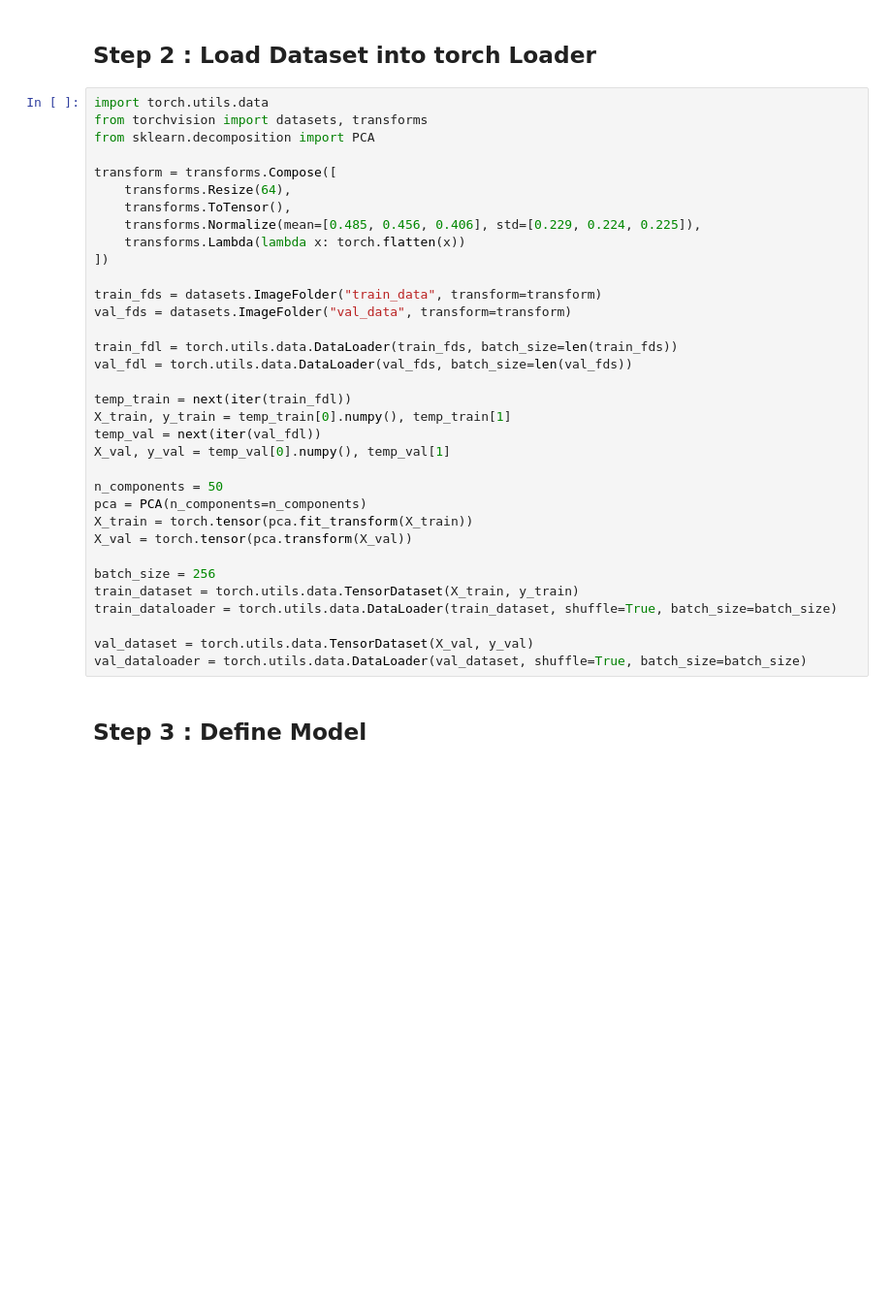
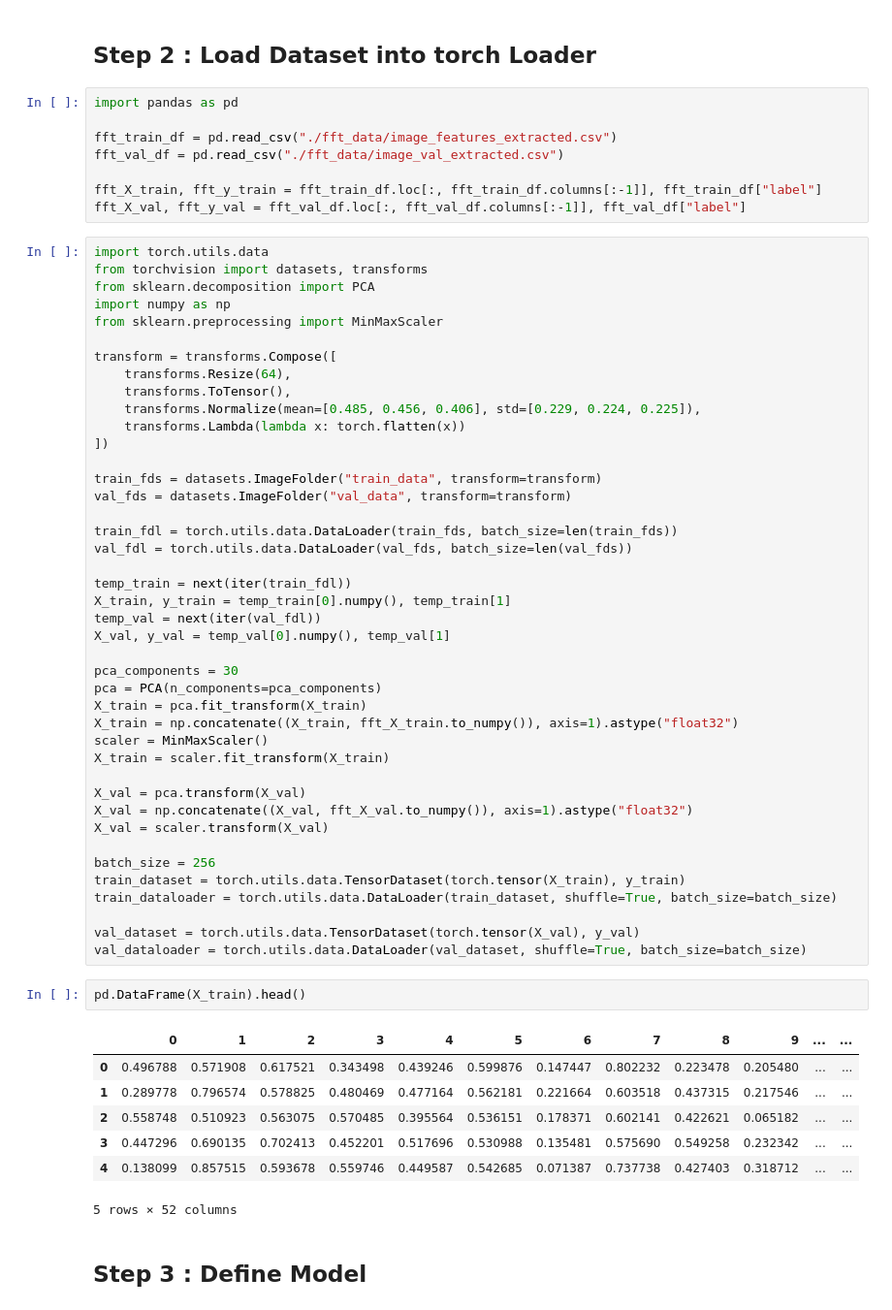
Before and after one commit to SaaranshJain/Project-Task-1, a Jupyter notebook: model.ipynb, the cells around one changed output. Shown at 97% size. Saved outputs shown, nothing was run; the diff lists cells and outputs as text; blank space fills up the shorter version.

```diff
--- a/model.ipynb
+++ b/model.ipynb
@@ -30,10 +30,20 @@ restructure("train_data", 60)
 restructure("val_data", 60)
 # %% [markdown]
 ## Step 2 : Load Dataset into torch Loader
+# %%
+import pandas as pd
+
+fft_train_df = pd.read_csv("./fft_data/image_features_extracted.csv")
+fft_val_df = pd.read_csv("./fft_data/image_val_extracted.csv")
+
+fft_X_train, fft_y_train = fft_train_df.loc[:, fft_train_df.columns[:-1]], fft_train_df["label"]
+fft_X_val, fft_y_val = fft_val_df.loc[:, fft_val_df.columns[:-1]], fft_val_df["label"]
 # %%
 import torch.utils.data
 from torchvision import datasets, transforms
 from sklearn.decomposition import PCA
+import numpy as np
+from sklearn.preprocessing import MinMaxScaler
 
 transform = transforms.Compose([
     transforms.Resize(64),
@@ -53,17 +63,33 @@ X_train, y_train = temp_train[0].numpy(), temp_train[1]
 temp_val = next(iter(val_fdl))
 X_val, y_val = temp_val[0].numpy(), temp_val[1]
 
-n_components = 50
-pca = PCA(n_components=n_components)
-X_train = torch.tensor(pca.fit_transform(X_train))
-X_val = torch.tensor(pca.transform(X_val))
+pca_components = 30
+pca = PCA(n_components=pca_components)
+X_train = pca.fit_transform(X_train)
+X_train = np.concatenate((X_train, fft_X_train.to_numpy()), axis=1).astype("float32")
+scaler = MinMaxScaler()
+X_train = scaler.fit_transform(X_train)
+
+X_val = pca.transform(X_val)
+X_val = np.concatenate((X_val, fft_X_val.to_numpy()), axis=1).astype("float32")
+X_val = scaler.transform(X_val)
 
 batch_size = 256
-train_dataset = torch.utils.data.TensorDataset(X_train, y_train)
+train_dataset = torch.utils.data.TensorDataset(torch.tensor(X_train), y_train)
 train_dataloader = torch.utils.data.DataLoader(train_dataset, shuffle=True, batch_size=batch_size)
 
-val_dataset = torch.utils.data.TensorDataset(X_val, y_val)
+val_dataset = torch.utils.data.TensorDataset(torch.tensor(X_val), y_val)
 val_dataloader = torch.utils.data.DataLoader(val_dataset, shuffle=True, batch_size=batch_size)
+# %%
+pd.DataFrame(X_train).head()
+# %% [output]
+|  | 0 | 1 | 2 | 3 | 4 | 5 | 6 | 7 | 8 | 9 | ... | ... |
+| 0 | 0.496788 | 0.571908 | 0.617521 | 0.343498 | 0.439246 | 0.599876 | 0.147447 | 0.802232 | 0.223478 | 0.205480 | ... | ... |
+| 1 | 0.289778 | 0.796574 | 0.578825 | 0.480469 | 0.477164 | 0.562181 | 0.221664 | 0.603518 | 0.437315 | 0.217546 | ... | ... |
+| 2 | 0.558748 | 0.510923 | 0.563075 | 0.570485 | 0.395564 | 0.536151 | 0.178371 | 0.602141 | 0.422621 | 0.065182 | ... | ... |
+| 3 | 0.447296 | 0.690135 | 0.702413 | 0.452201 | 0.517696 | 0.530988 | 0.135481 | 0.575690 | 0.549258 | 0.232342 | ... | ... |
+| 4 | 0.138099 | 0.857515 | 0.593678 | 0.559746 | 0.449587 | 0.542685 | 0.071387 | 0.737738 | 0.427403 | 0.318712 | ... | ... |
+5 rows × 52 columns
 # %% [markdown]
 ## Step 3 : Define Model
 # %%
```
Also changed, not shown: parts of 2 cells of this notebook, 4 other files.
